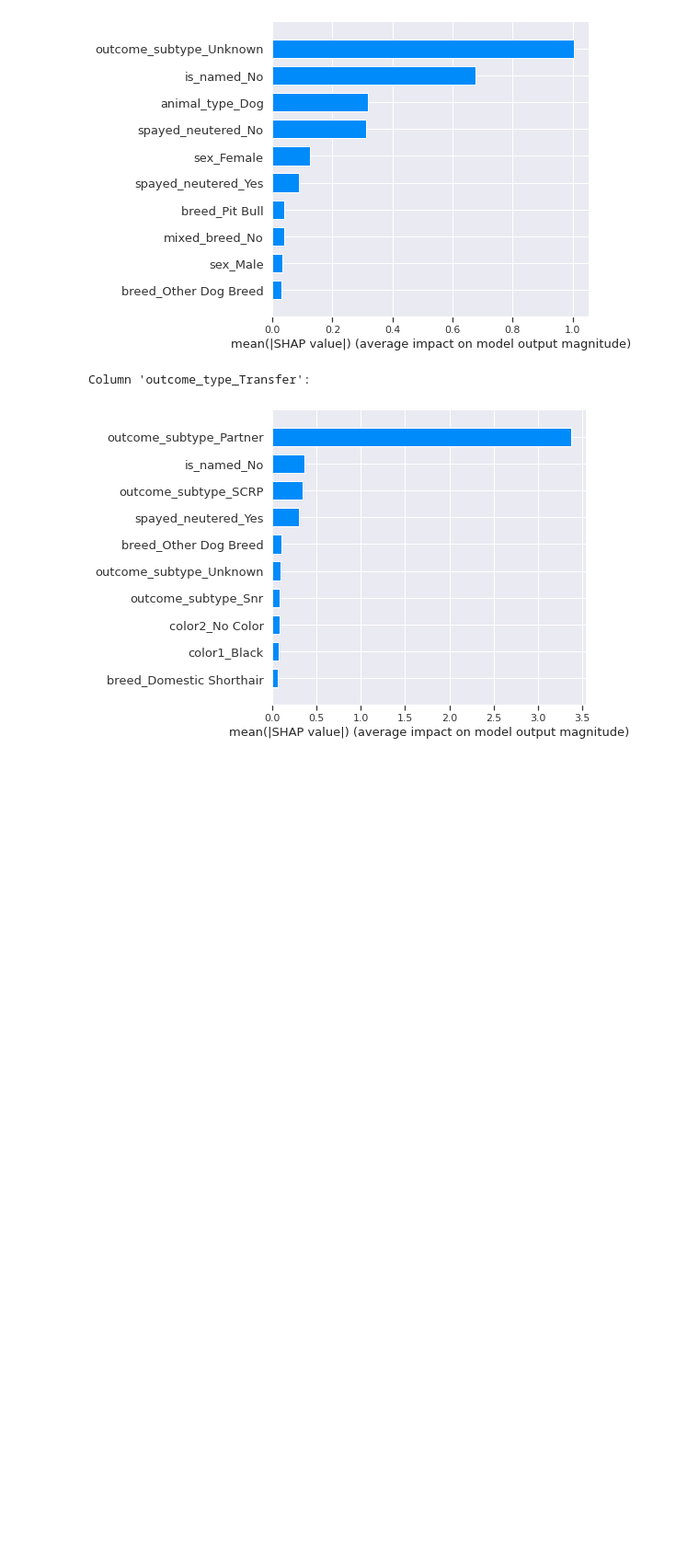
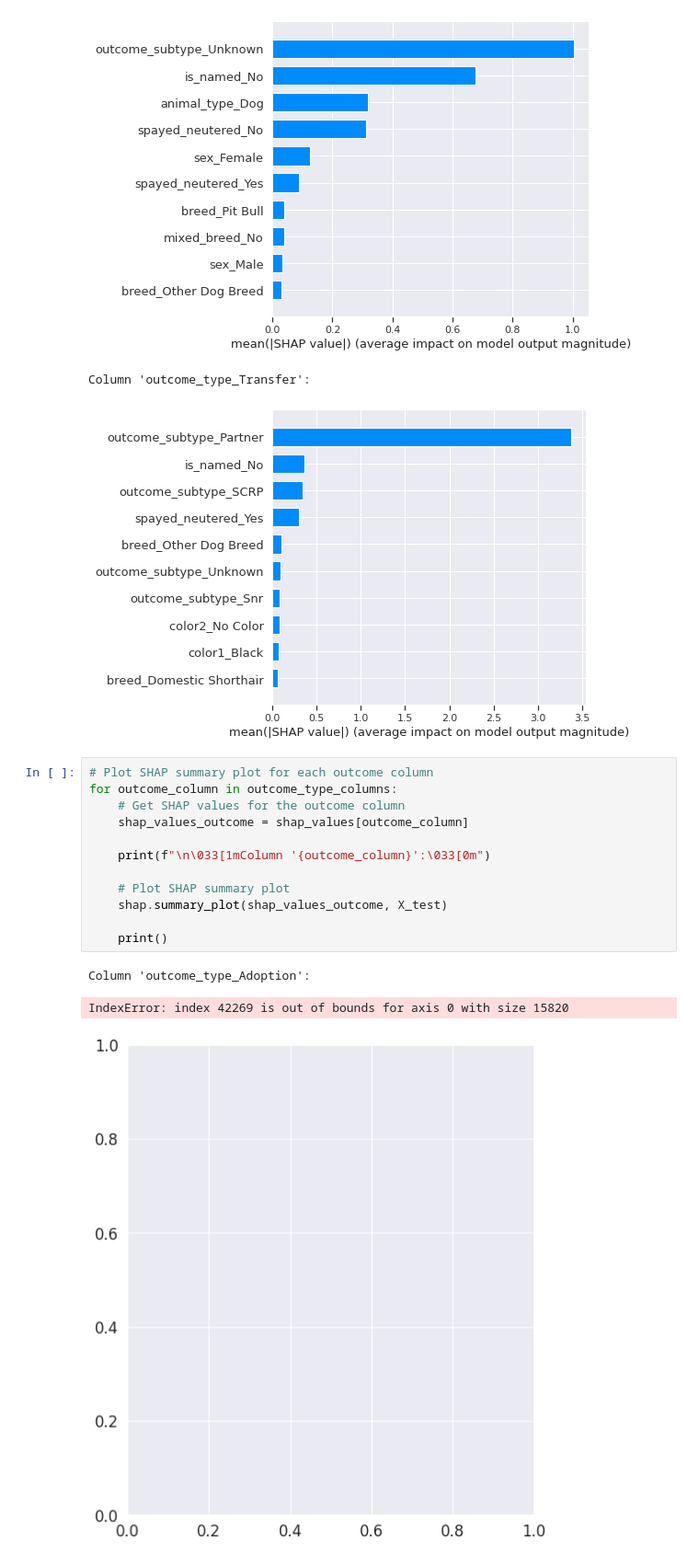
Before and after one commit to Darmendel/TDS-project, a Jupyter notebook: Final Pipeline.ipynb, the cells around one changed output. Shown at 92% size. Saved outputs shown, nothing was run; the diff lists cells and outputs as text; blank space fills up the shorter version.

```diff
--- a/Final Pipeline.ipynb
+++ b/Final Pipeline.ipynb
@@ -1226,3 +1251,19 @@ Column 'outcome_type_Return to Owner':
 [figure]
 Column 'outcome_type_Transfer':
 [figure]
+# %%
+# Plot SHAP summary plot for each outcome column
+for outcome_column in outcome_type_columns:
+    # Get SHAP values for the outcome column
+    shap_values_outcome = shap_values[outcome_column]
+
+    print(f"\n\033[1mColumn '{outcome_column}':\033[0m")
+
+    # Plot SHAP summary plot
+    shap.summary_plot(shap_values_outcome, X_test)
+
+    print()
+# %% [output]
+Column 'outcome_type_Adoption':
+IndexError: index 42269 is out of bounds for axis 0 with size 15820
+[figure, added]
```
Also changed, not shown: parts of 39 cells of this notebook.
